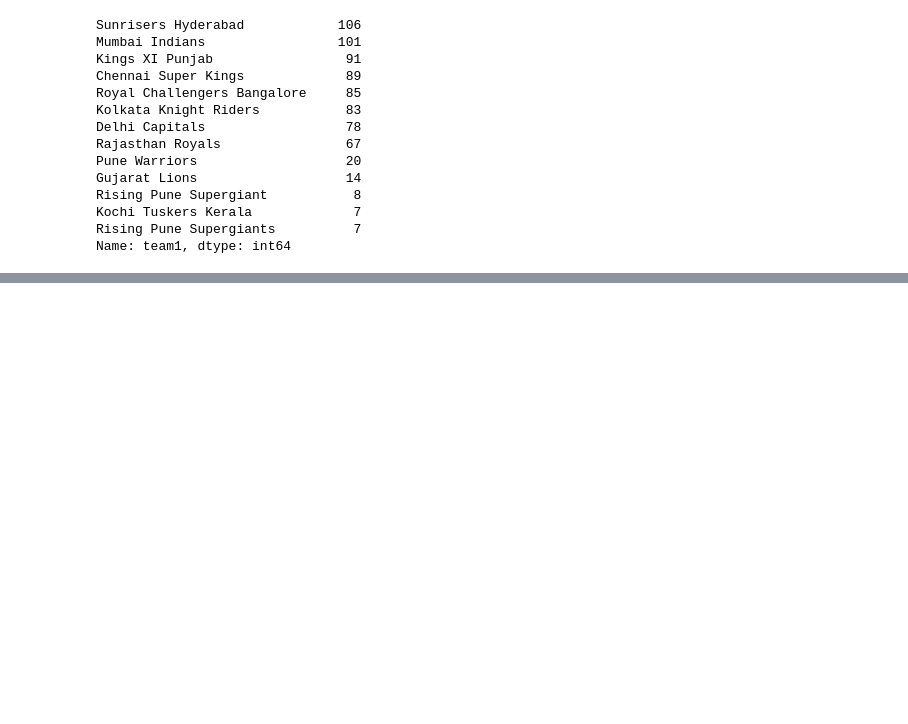
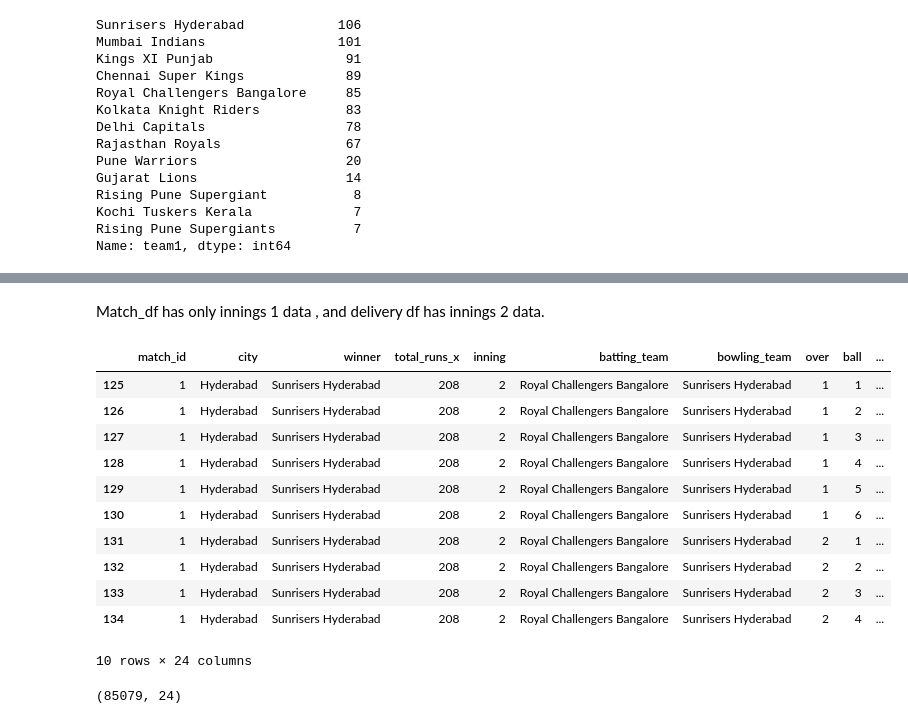
Before and after one commit to shekhar-banerjee96/IPL_Predictor, a Jupyter notebook: IPL_Prediction.ipynb, the cells around one changed output, grey strips where cells are left out. Drawn from its saved outputs; the diff is of its cells as text; code cells hidden in the pictures; blank space fills up the shorter version.

```diff
--- a/IPL_Prediction.ipynb
+++ b/IPL_Prediction.ipynb
@@ -248,0 +348,23 @@ Name: team1, dtype: int64
+# %% [markdown]
+Match_df has only innings 1 data , and delivery df has innings 2 data.
+# %%
+# Considering the 2nd innings
+delivery_df = delivery_df[delivery_df['inning']==2]
+delivery_df.head(10)
+# %% [output]
+|  | match_id | city | winner | total_runs_x | inning | batting_team | bowling_team | over | ball | ... |
+| 125 | 1 | Hyderabad | Sunrisers Hyderabad | 208 | 2 | Royal Challengers Bangalore | Sunrisers Hyderabad | 1 | 1 | ... |
+| 126 | 1 | Hyderabad | Sunrisers Hyderabad | 208 | 2 | Royal Challengers Bangalore | Sunrisers Hyderabad | 1 | 2 | ... |
+| 127 | 1 | Hyderabad | Sunrisers Hyderabad | 208 | 2 | Royal Challengers Bangalore | Sunrisers Hyderabad | 1 | 3 | ... |
+| 128 | 1 | Hyderabad | Sunrisers Hyderabad | 208 | 2 | Royal Challengers Bangalore | Sunrisers Hyderabad | 1 | 4 | ... |
+| 129 | 1 | Hyderabad | Sunrisers Hyderabad | 208 | 2 | Royal Challengers Bangalore | Sunrisers Hyderabad | 1 | 5 | ... |
+| 130 | 1 | Hyderabad | Sunrisers Hyderabad | 208 | 2 | Royal Challengers Bangalore | Sunrisers Hyderabad | 1 | 6 | ... |
+| 131 | 1 | Hyderabad | Sunrisers Hyderabad | 208 | 2 | Royal Challengers Bangalore | Sunrisers Hyderabad | 2 | 1 | ... |
+| 132 | 1 | Hyderabad | Sunrisers Hyderabad | 208 | 2 | Royal Challengers Bangalore | Sunrisers Hyderabad | 2 | 2 | ... |
+| 133 | 1 | Hyderabad | Sunrisers Hyderabad | 208 | 2 | Royal Challengers Bangalore | Sunrisers Hyderabad | 2 | 3 | ... |
+| 134 | 1 | Hyderabad | Sunrisers Hyderabad | 208 | 2 | Royal Challengers Bangalore | Sunrisers Hyderabad | 2 | 4 | ... |
+10 rows × 24 columns
+# %%
+delivery_df.shape
+# %% [output]
+(85079, 24)
```
Also changed, not shown: parts of 27 cells of this notebook.
